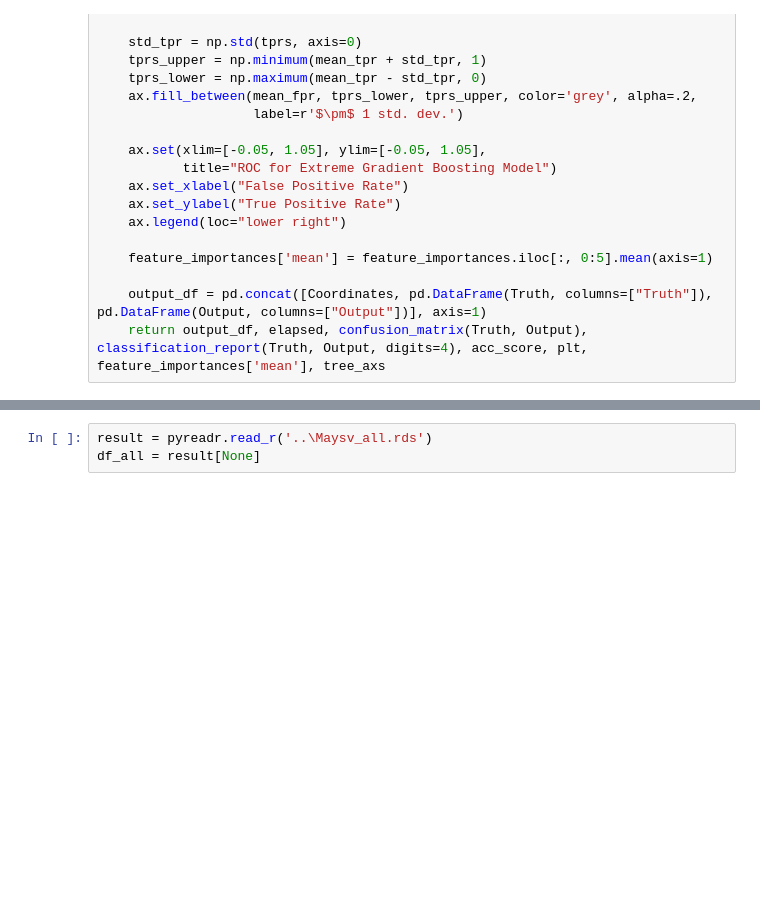
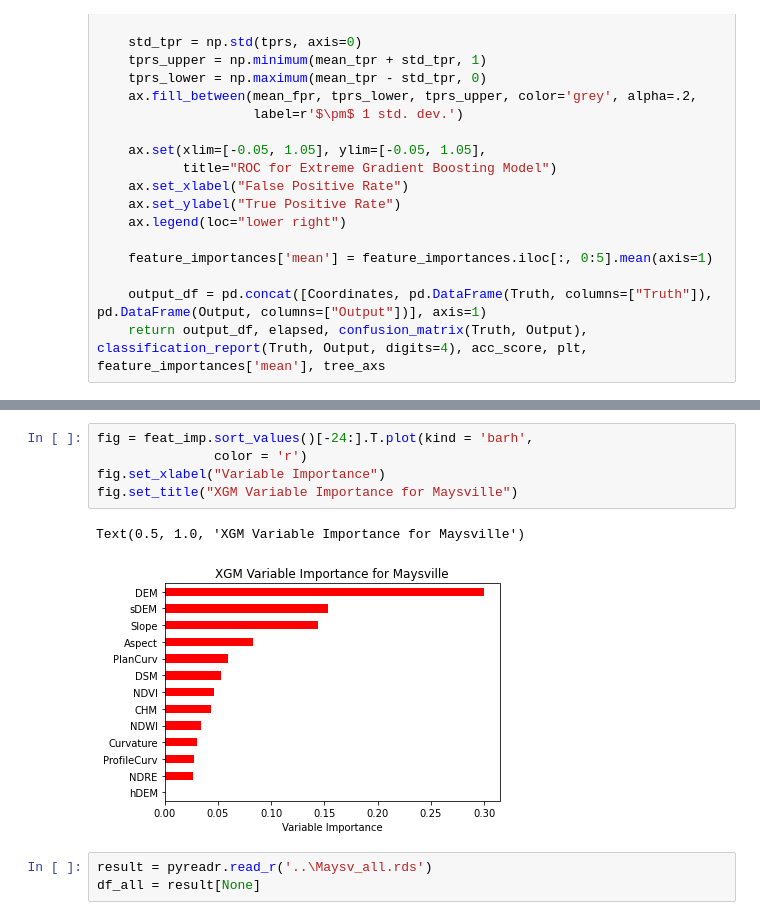
Before and after one commit to sgovil5/wetland-prediction, a Jupyter notebook: V3/Maysville/Classification Models/XGBM.ipynb, the cells around one changed output, grey strips where cells are left out. Cells and saved outputs as stored; diff of their text form; blank space fills up the shorter version.

```diff
--- a/V3/Maysville/Classification Models/XGBM.ipynb
+++ b/V3/Maysville/Classification Models/XGBM.ipynb
@@ -139,6 +139,14 @@ weighted avg     0.7857    0.7875    0.7865        80
 [figure]
 [figure]
 [figure]
+# %%
+fig = feat_imp.sort_values()[-24:].T.plot(kind = 'barh',
+               color = 'r')
+fig.set_xlabel("Variable Importance")
+fig.set_title("XGM Variable Importance for Maysville")
+# %% [output]
+Text(0.5, 1.0, 'XGM Variable Importance for Maysville')
+[figure, added]
 # %%
 result = pyreadr.read_r('..\Maysv_all.rds')
 df_all = result[None]
```
Also changed, not shown: parts of 1 cell of this notebook, 3 other files.
